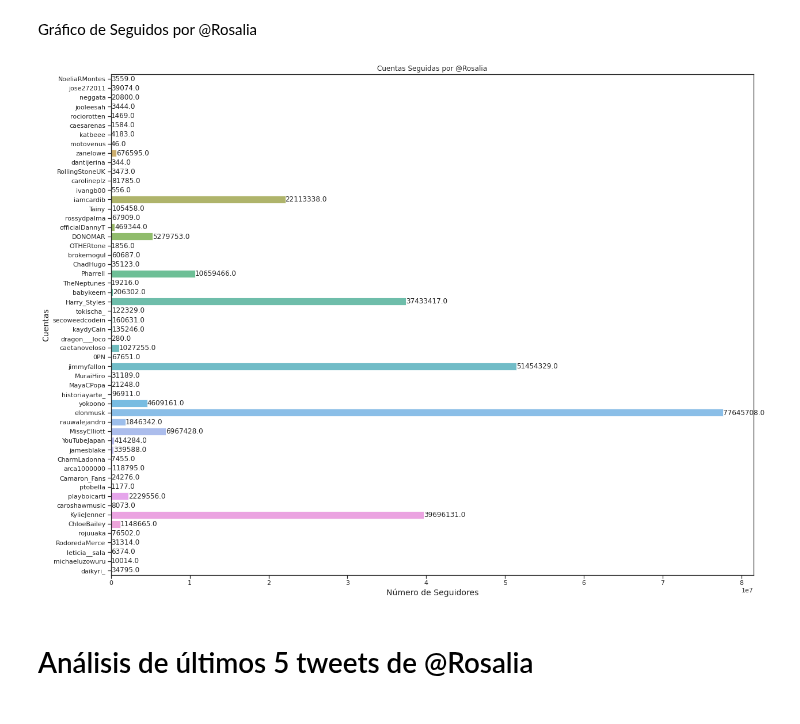
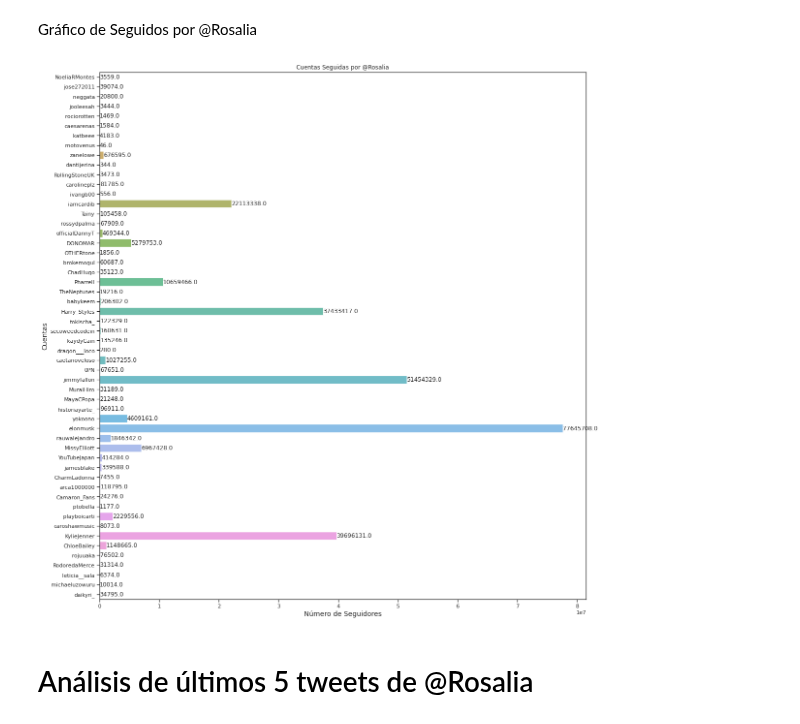
Before and after one commit to JALVARADORUIZ/Magister_BigData_UB, a Jupyter notebook: M3_AI2_ALVARADORUIZJOSEARMANDO.ipynb, the cells around one changed output. Drawn from its saved outputs; the diff is of its cells as text; code cells hidden in the pictures.

```diff
--- a/M3_AI2_ALVARADORUIZJOSEARMANDO.ipynb
+++ b/M3_AI2_ALVARADORUIZJOSEARMANDO.ipynb
@@ -92,7 +92,11 @@ for page in tweepy.Paginator(client.get_users_following, user.data.id, max_resul
     following_user = client.get_user(username=following_username,
                     user_fields=["public_metrics","username"])
 
-    following_rosalia.append([response.data["id"],response.data["username"],response.data["name"],following_user.data.public_metrics["followers_count"]])
+    following_rosalia.append([response.data["id"],
+                              response.data["username"],
+                              response.data["name"],
+                              following_user.data.public_metrics["followers_count"]]
+                             )
 
 print("La cuenta @Rosalia sigue a un total de ", len(following_rosalia), " usuarios")
 # %% [output]
@@ -134,24 +140,24 @@ El usuario que tiene más seguidores es Elon Musk  con  77645666  seguidores.
 # %% [markdown]
 Gráfico de Seguidos por @Rosalia
 # %%
-plt.figure(figsize=[20, 16])
+plt.figure(figsize=[18, 20])
 sns.set(style="ticks")
 bplot = sns.barplot(x = 'Followers Count' , y = 'Username' , data= df_rosalia, alpha=0.8)
 
 
 for p in bplot.patches:
     width = p.get_width()
     plt.text(0.3+p.get_width(), p.get_y()+ 0.5*p.get_height(),
              '{:1.1f}'.format(width),
              ha='left', va='center')
 
 
 
 plt.title('Cuentas Seguidas por @Rosalia');
 plt.ylabel('Cuentas', fontsize=14);
 plt.xlabel('Número de Seguidores', fontsize=14);
 # %% [output]
-[figure, old version]
+[figure, new version]
 # %% [markdown]
 # Análisis de últimos 5 tweets de @Rosalia
 # %%
```
Also changed, not shown: parts of 4 cells of this notebook.
